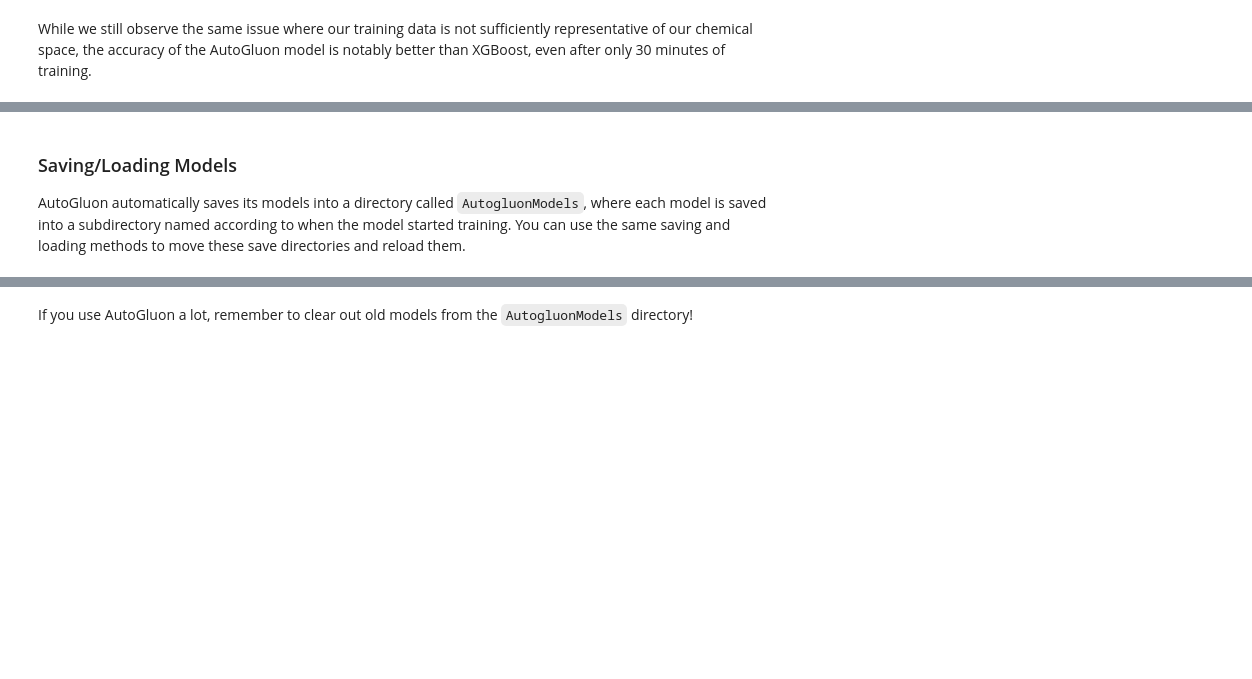
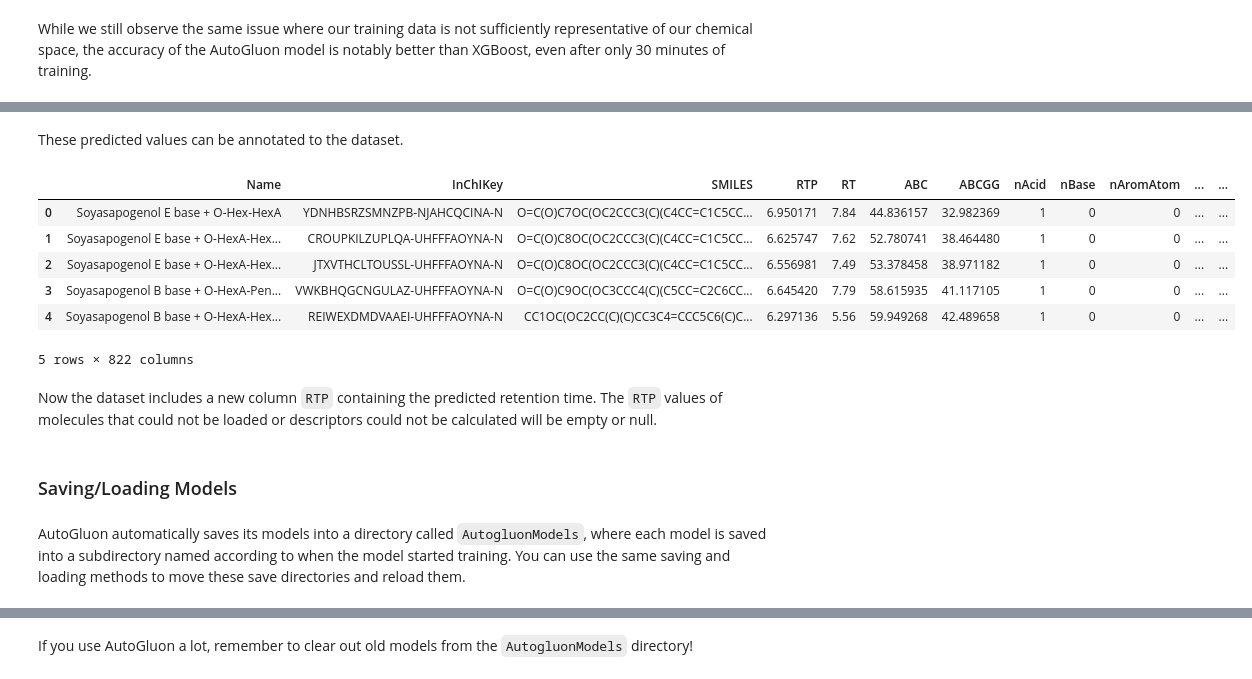
Before and after one commit to oloBion/pyRetip, a Jupyter notebook: notebooks/metabolomics/metabolomics_training_autogluon.ipynb, the cells around one changed output, grey strips where cells are left out. Cells and saved outputs as stored; diff of their text form; code cells hidden in the pictures; blank space fills up the shorter version.

```diff
--- a/notebooks/metabolomics/metabolomics_training_autogluon.ipynb
+++ b/notebooks/metabolomics/metabolomics_training_autogluon.ipynb
@@ -48,6 +210,22 @@ While we still observe the same issue where our training data is not sufficientl
+# %% [markdown]
+These predicted values can be annotated to the dataset.
+# %%
+annotated = trainer.annotate(dataset.get_validation_data(include_metadata=True), prediction_column='RTP')
+# %%
+annotated.head()
+# %% [output]
+|  | Name | InChIKey | SMILES | RTP | RT | ABC | ABCGG | nAcid | nBase | nAromAtom | ... | ... |
+| 0 | Soyasapogenol E base + O-Hex-HexA | YDNHBSRZSMNZPB-NJAHCQCINA-N | O=C(O)C7OC(OC2CCC3(C)(C4CC=C1C5CC... | 6.950171 | 7.84 | 44.836157 | 32.982369 | 1 | 0 | 0 | ... | ... |
+| 1 | Soyasapogenol E base + O-HexA-Hex... | CROUPKILZUPLQA-UHFFFAOYNA-N | O=C(O)C8OC(OC2CCC3(C)(C4CC=C1C5CC... | 6.625747 | 7.62 | 52.780741 | 38.464480 | 1 | 0 | 0 | ... | ... |
+| 2 | Soyasapogenol E base + O-HexA-Hex... | JTXVTHCLTOUSSL-UHFFFAOYNA-N | O=C(O)C8OC(OC2CCC3(C)(C4CC=C1C5CC... | 6.556981 | 7.49 | 53.378458 | 38.971182 | 1 | 0 | 0 | ... | ... |
+| 3 | Soyasapogenol B base + O-HexA-Pen... | VWKBHQGCNGULAZ-UHFFFAOYNA-N | O=C(O)C9OC(OC3CCC4(C)(C5CC=C2C6CC... | 6.645420 | 7.79 | 58.615935 | 41.117105 | 1 | 0 | 0 | ... | ... |
+| 4 | Soyasapogenol B base + O-HexA-Hex... | REIWEXDMDVAAEI-UHFFFAOYNA-N | CC1OC(OC2CC(C)(C)CC3C4=CCC5C6(C)C... | 6.297136 | 5.56 | 59.949268 | 42.489658 | 1 | 0 | 0 | ... | ... |
+5 rows × 822 columns
+# %% [markdown]
+Now the dataset includes a new column `RTP` containing the predicted retention time. The `RTP` values of molecules that could not be loaded or descriptors could not be calculated will be empty or null.
+# %% [markdown]
+### Saving/Loading Models
 # %% [markdown]
-### Saving/Loading Models
-
 AutoGluon automatically saves its models into a directory called `AutogluonModels`, where each model is saved into a subdirectory named according to when the model started training.  You can use the same saving and loading methods to move these save directories and reload them.
 # %%
 trainer.save_model('Plasma_positve_autogluon-model')
```
Also changed, not shown: parts of 40 cells of this notebook, 6 other files.
